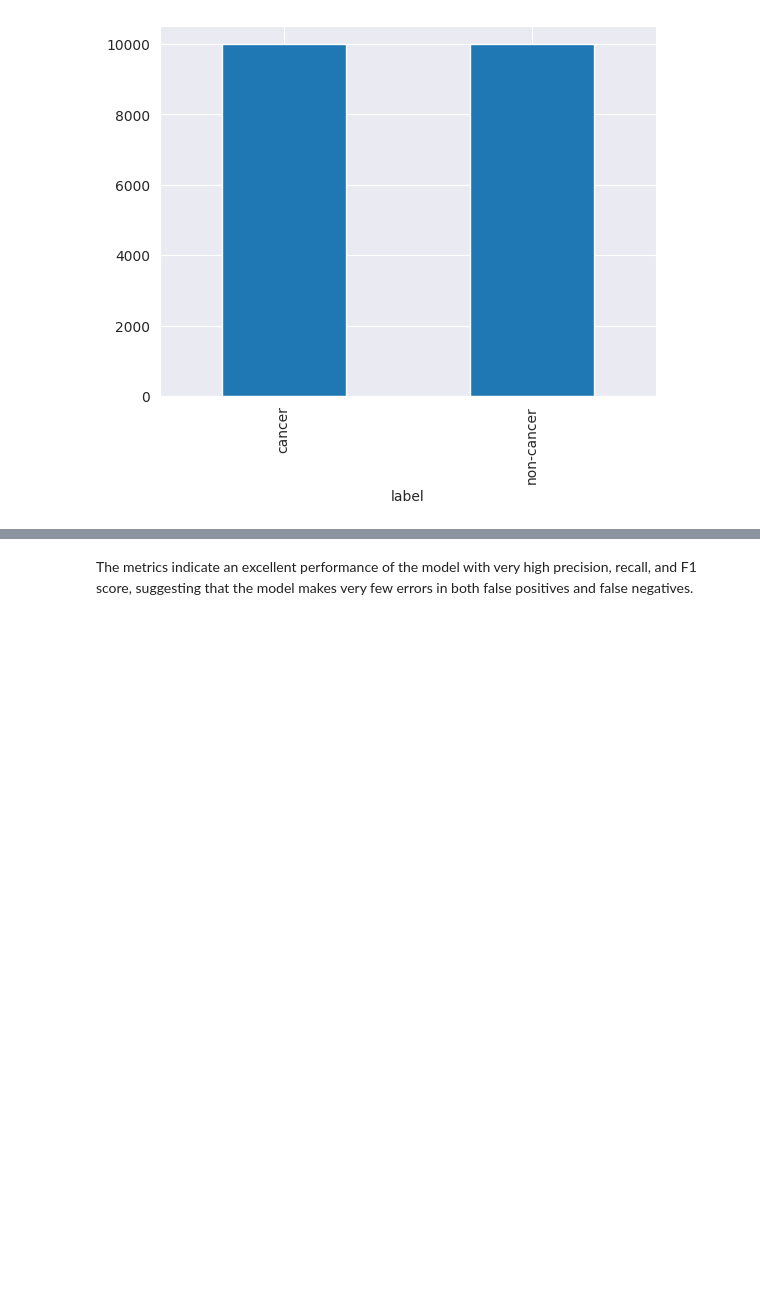
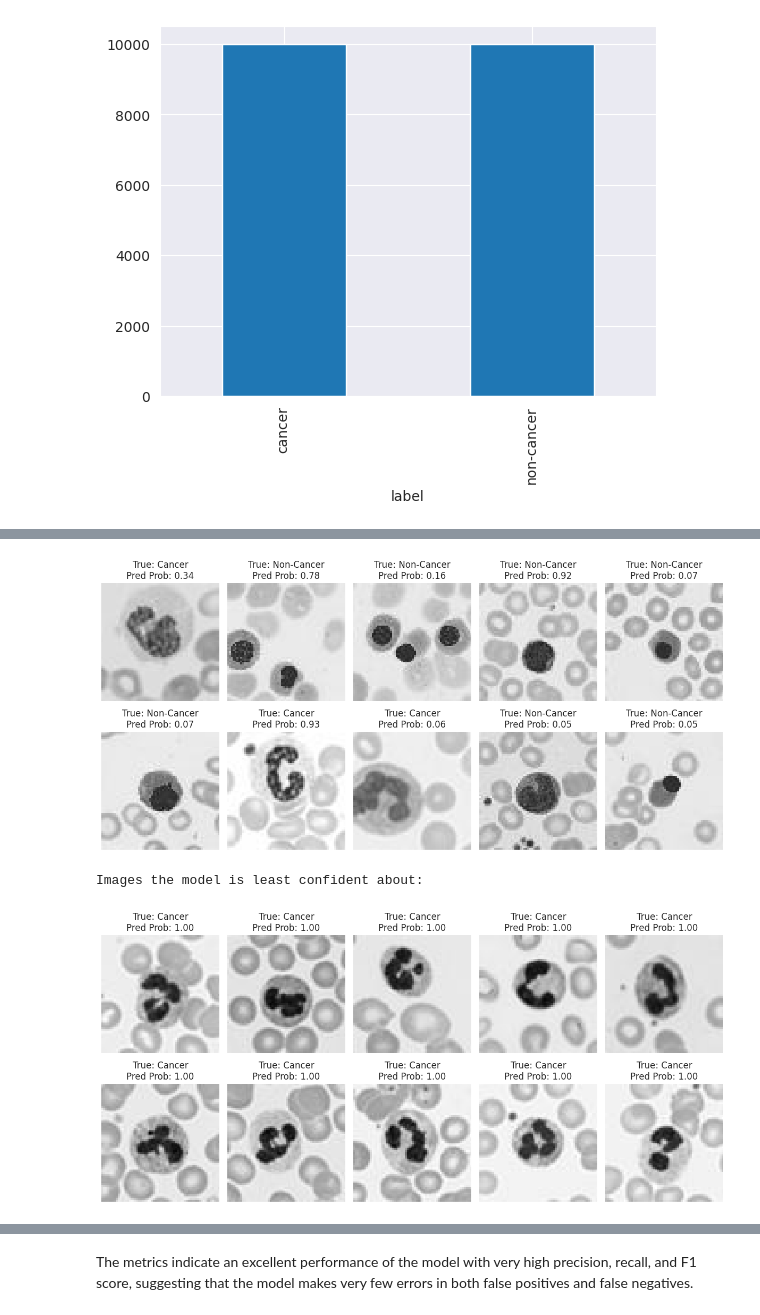
Before and after one commit to Khizer-Data/Blood-cell-cancer-detection, a Jupyter notebook: Blood_cell_cancer_detection.ipynb, the cells around one changed output, grey strips where cells are left out. Cells and saved outputs as stored; diff of their text form; code cells hidden in the pictures; blank space fills up the shorter version.

```diff
--- a/Blood_cell_cancer_detection.ipynb
+++ b/Blood_cell_cancer_detection.ipynb
@@ -568,0 +646,39 @@ plt.show()
+# %%
+
+
+val_predictions = model.predict(val_images)
+
+
+confidence = np.abs(val_predictions - 0.5)
+sorted_indices = np.argsort(confidence.flatten())
+
+
+sorted_val_images = val_images[sorted_indices]
+sorted_val_labels = val_labels[sorted_indices]
+sorted_val_predictions = val_predictions[sorted_indices]
+
+print("Images the model is confident about:")
+plt.figure(figsize=(12, 6))
+for i in range(10): # Display top 10 most confident images
+    plt.subplot(2, 5, i + 1)
+    plt.imshow(sorted_val_images[i])
+    true_label = "Cancer" if sorted_val_labels[i] == 1 else "Non-Cancer"
+    predicted_prob = sorted_val_predictions[i][0]
+    plt.title(f"True: {true_label}\nPred Prob: {predicted_prob:.2f}")
+    plt.axis('off')
+plt.tight_layout()
+plt.show()
+
+# Display images with low confidence
+print("\nImages the model is least confident about:")
+plt.figure(figsize=(12, 6))
+for i in range(10): # Display bottom 10 least confident images
+    plt.subplot(2, 5, i + 1)
+    plt.imshow(sorted_val_images[-i-1])
+    true_label = "Cancer" if sorted_val_labels[-i-1] == 1 else "Non-Cancer"
+    predicted_prob = sorted_val_predictions[-i-1][0]
+    plt.title(f"True: {true_label}\nPred Prob: {predicted_prob:.2f}")
+    plt.axis('off')
+plt.tight_layout()
+plt.show()
+# %% [output]
@@ -568,0 +687,3 @@ plt.show()
+[figure, added]
+Images the model is least confident about:
+[figure, added]
```
Also changed, not shown: parts of 19 cells of this notebook, 12 other files.
